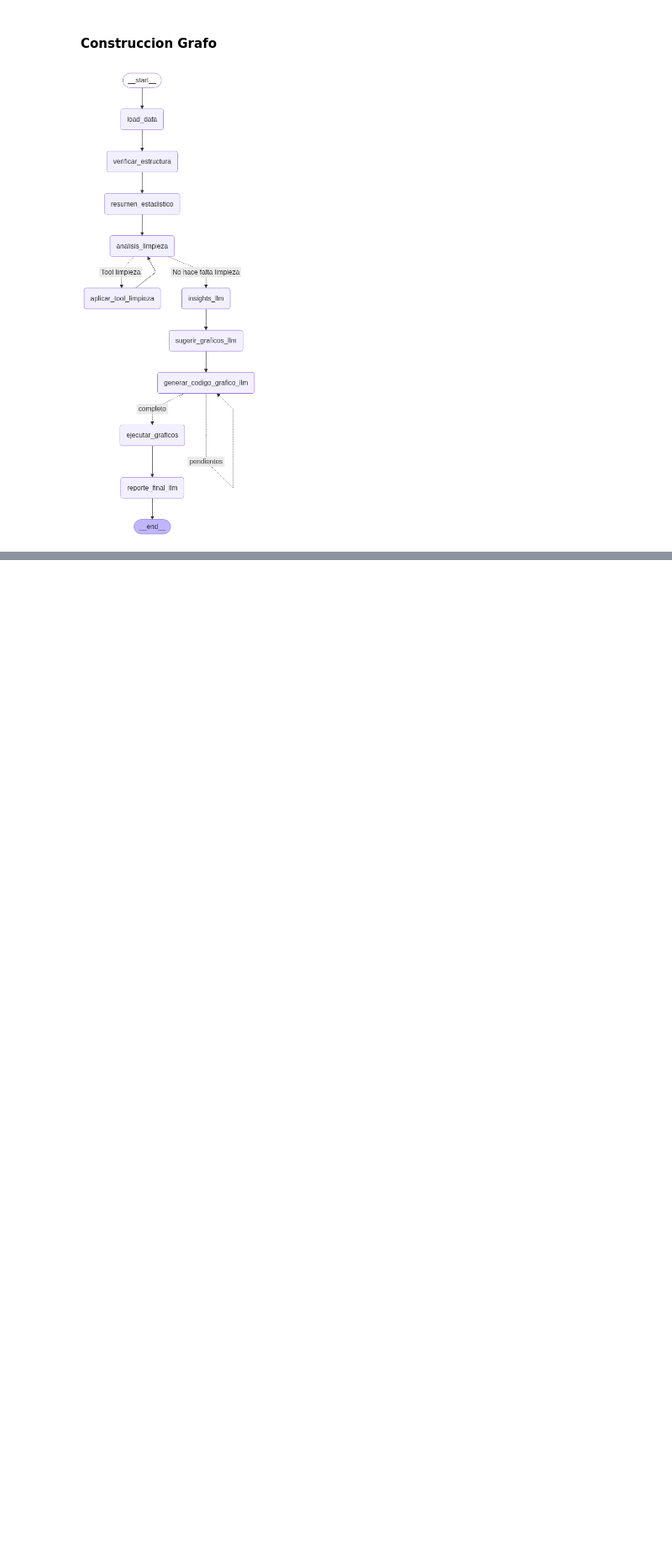
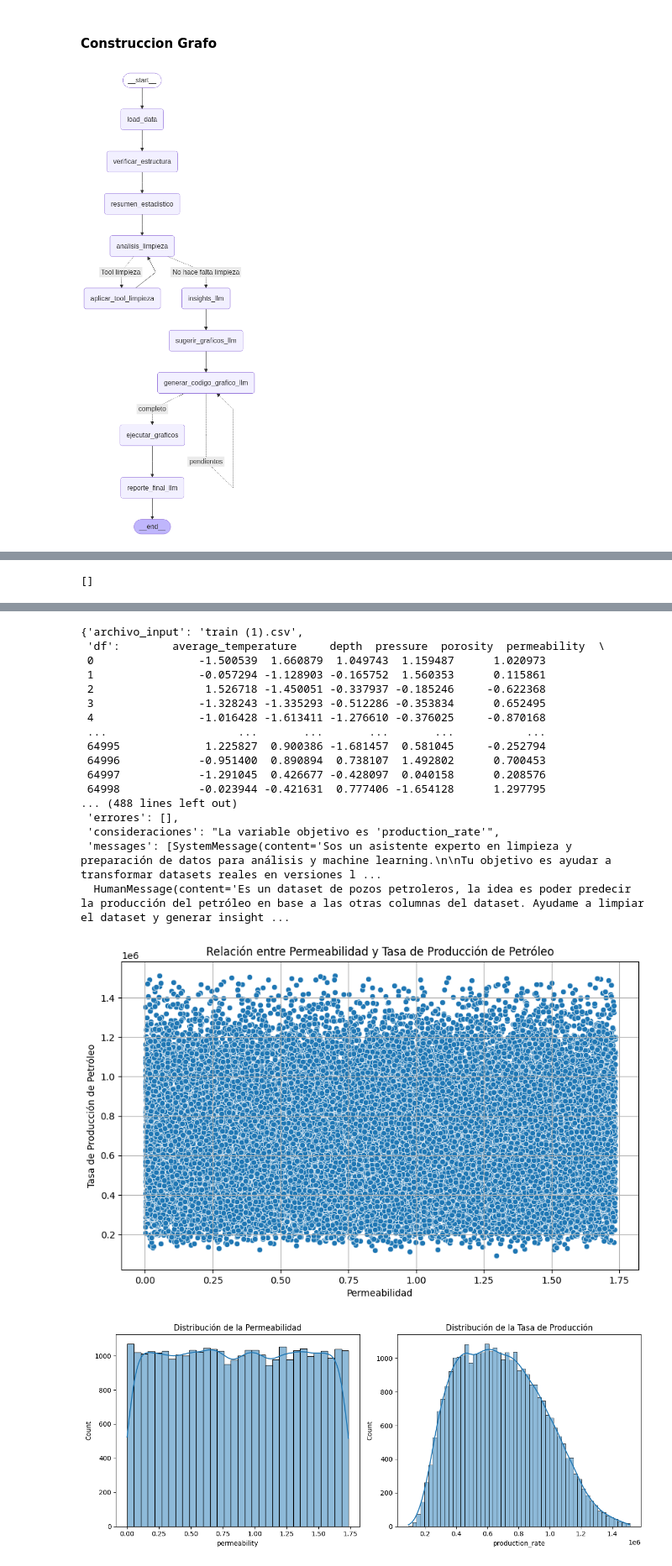
Before and after one commit to Manuel-Dominguez-ds/ChatEDA, a Jupyter notebook: first.ipynb, the cells around one changed output, grey strips where cells are left out. Shown at 84% size. Drawn from its saved outputs; the diff is of its cells as text; code cells hidden in the pictures; blank space fills up the shorter version.

```diff
--- a/first.ipynb
+++ b/first.ipynb
@@ -1413,0 +2242,7 @@ print("="*100)
+# %%
+state['errores']
+# %% [output]
+[]
+# %%
+ejecutar_graficos(state_invoked)
+# %% [output]
@@ -1414 +2266,20 @@ print("="*100)
+{'archivo_input': 'train (1).csv',
+ 'df':        average_temperature     depth  pressure  porosity  permeability  \
+ 0                -1.500539  1.660879  1.049743  1.159487      1.020973
+ 1                -0.057294 -1.128903 -0.165752  1.560353      0.115861
+ 2                 1.526718 -1.450051 -0.337937 -0.185246     -0.622368
+ 3                -1.328243 -1.335293 -0.512286 -0.353834      0.652495
+ 4                -1.016428 -1.613411 -1.276610 -0.376025     -0.870168
+ ...                    ...       ...       ...       ...           ...
+ 64995             1.225827  0.900386 -1.681457  0.581045     -0.252794
+ 64996            -0.951400  0.890894  0.738107  1.492802      0.700453
+ 64997            -1.291045  0.426677 -0.428097  0.040158      0.208576
+ 64998            -0.023944 -0.421631  0.777406 -1.654128      1.297795
+... (488 lines left out)
+ 'errores': [],
+ 'consideraciones': "La variable objetivo es 'production_rate'",
+ 'messages': [SystemMessage(content='Sos un asistente experto en limpieza y preparación de datos para análisis y machine learning.\n\nTu objetivo es ayudar a transformar datasets reales en versiones l ...
+  HumanMessage(content='Es un dataset de pozos petroleros, la idea es poder predecir la producción del petróleo en base a las otras columnas del dataset. Ayudame a limpiar el dataset y generar insight ...
+[figure, added]
+[figure, added]
 # %%
```
Also changed, not shown: parts of 8 cells of this notebook, 6 other files.
